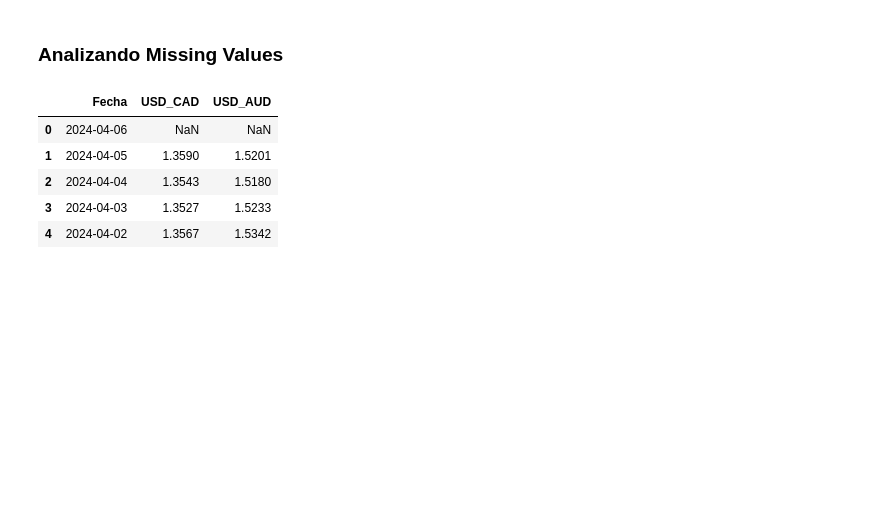
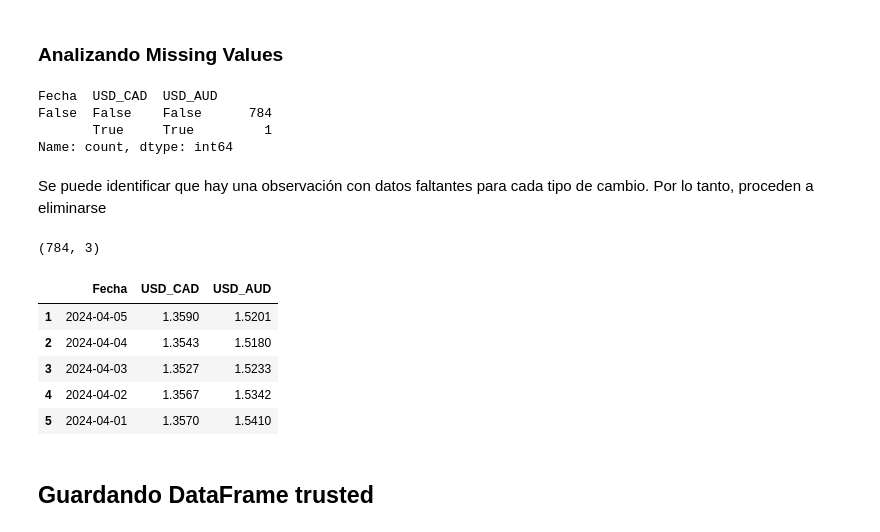
Before and after one commit to maestria-ds-eafit/estadistica-avanzada, a Jupyter notebook: taller_volatilidad/EDA/volatilidad.ipynb, the cells around one changed output. Saved outputs shown, nothing was run; the diff lists cells and outputs as text; code cells hidden in the pictures; blank space fills up the shorter version.

Commit message:
Trusted data added

```diff
--- a/taller_volatilidad/volatilidad.ipynb
+++ b/taller_volatilidad/EDA/volatilidad.ipynb
@@ -20,7 +20,7 @@ import plotly.express as px
 - `Dolar EstadoUnidense` (USD) contra `Dolar Canadiende` (CAD)
 - `Dolar EstadoUnidense` (USD) contra `Dolar Australiano` (CAD)
 # %%
-df=pd.read_excel("data/trm.xlsx")
+df=pd.read_excel("../data/raw/trm.xlsx")
 print(df.shape)
 print(df.dtypes)
 df.head()
@@ -93,11 +93,25 @@ Adicionalmente, para el año 2024, se pueden identificar algunos puntos por fuer
 ### Analizando Missing Values
 # %%
 df=df.drop(columns="Year")
-df.head()
+df.isna().value_counts()
 # %% [output]
-|  | Fecha | USD_CAD | USD_AUD |
-| 0 | 2024-04-06 | NaN | NaN |
-| 1 | 2024-04-05 | 1.3590 | 1.5201 |
-| 2 | 2024-04-04 | 1.3543 | 1.5180 |
-| 3 | 2024-04-03 | 1.3527 | 1.5233 |
-| 4 | 2024-04-02 | 1.3567 | 1.5342 |
+Fecha  USD_CAD  USD_AUD
+False  False    False      784
+       True     True         1
+Name: count, dtype: int64
+# %% [markdown]
+Se puede identificar que hay una observación con datos faltantes para cada tipo de cambio. Por lo tanto, proceden a eliminarse
+# %%
+df=df.dropna()
+print(df.shape)
+df.head()
+# %% [output]
+(784, 3)
+|  | Fecha | USD_CAD | USD_AUD |
+| 1 | 2024-04-05 | 1.3590 | 1.5201 |
+| 2 | 2024-04-04 | 1.3543 | 1.5180 |
+| 3 | 2024-04-03 | 1.3527 | 1.5233 |
+| 4 | 2024-04-02 | 1.3567 | 1.5342 |
+| 5 | 2024-04-01 | 1.3570 | 1.5410 |
+# %% [markdown]
+## Guardando DataFrame trusted
```
Also changed, not shown: parts of 1 cell of this notebook, 2 other files.
